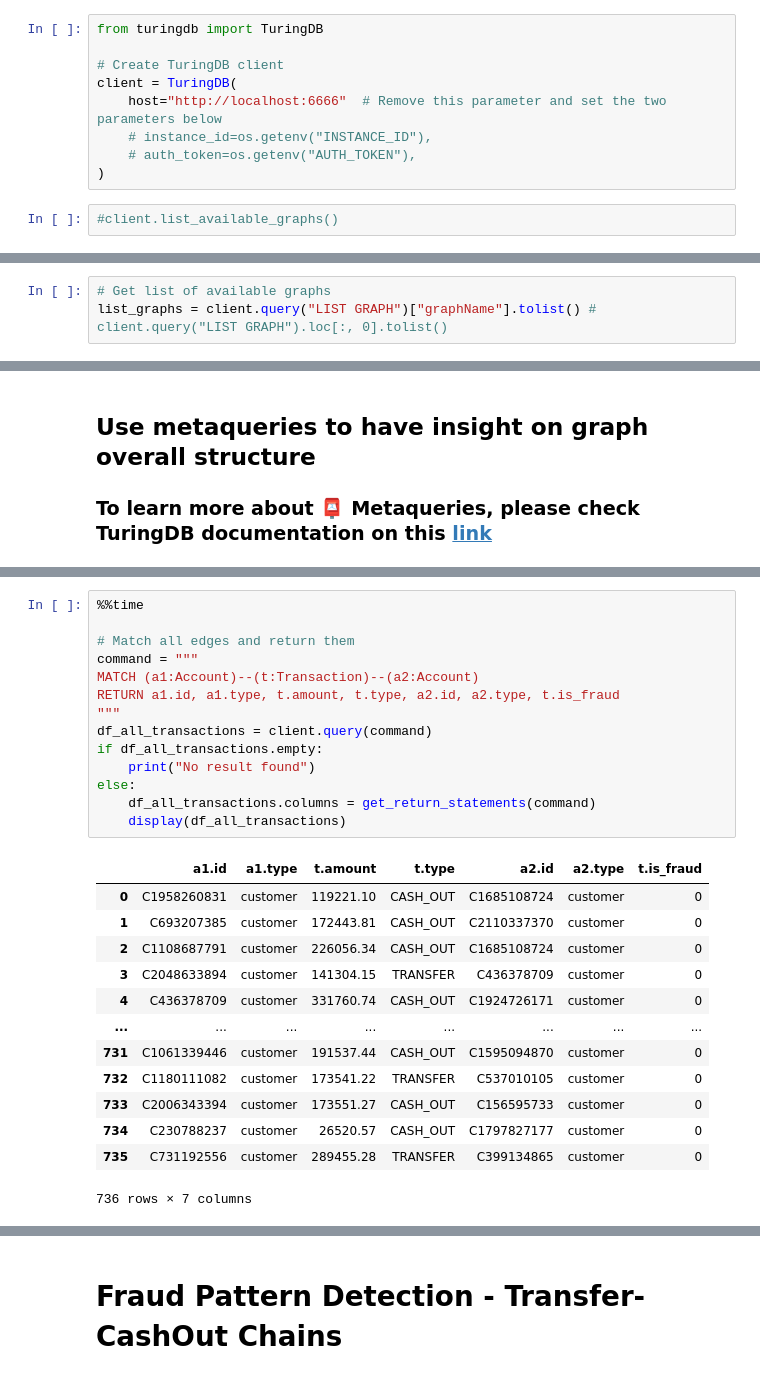
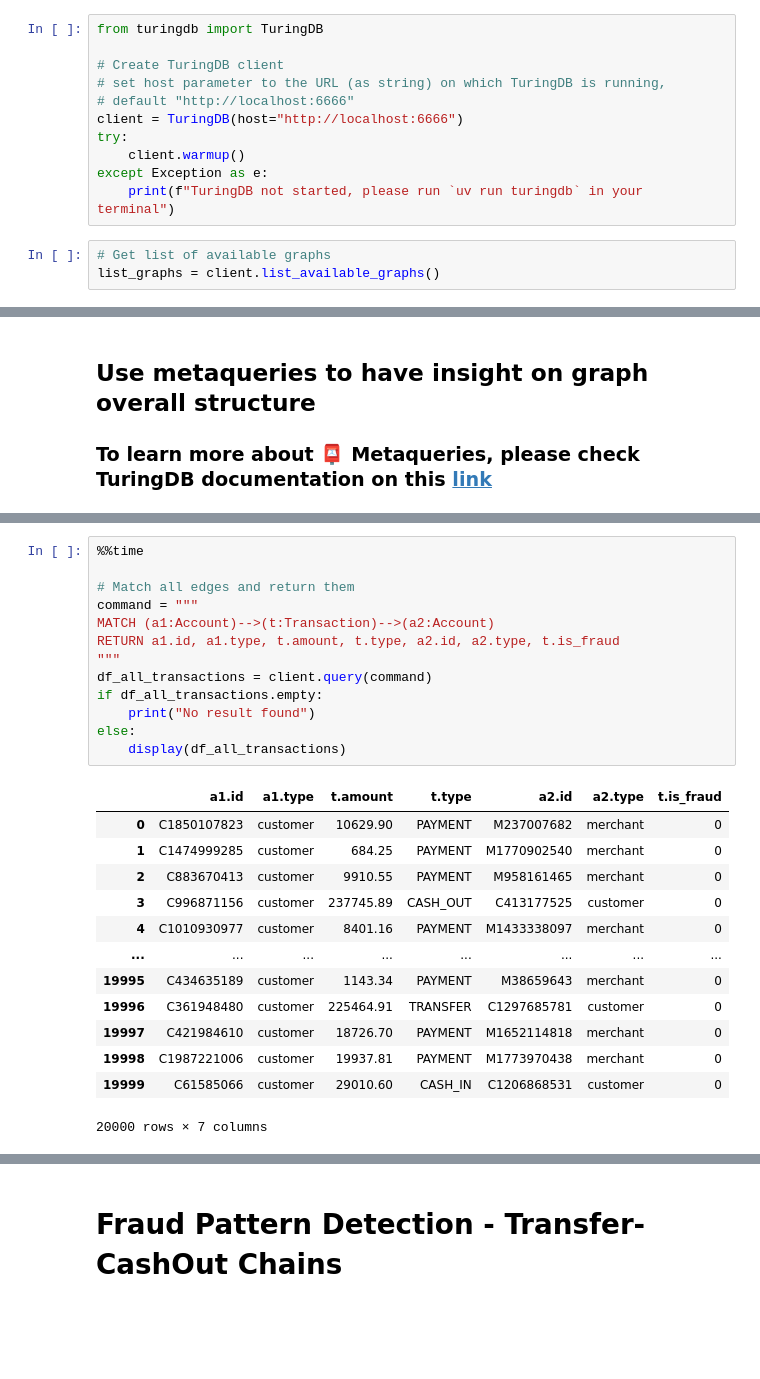
Before and after one commit to turing-db/turingdb-examples, a Jupyter notebook: examples/notebooks/public_version/paysim_financial_fraud_detection.ipynb, the cells around one changed output, grey strips where cells are left out. Drawn from its saved outputs; the diff is of its cells as text; blank space fills up the shorter version.

```diff
--- a/examples/notebooks/public_version/paysim_financial_fraud_detection.ipynb
+++ b/examples/notebooks/public_version/paysim_financial_fraud_detection.ipynb
@@ -1077,11 +867,14 @@ for i, chunk in chunks['edge_chunks'][:5]: # enumerate(tqdm(chunks['edge_chunks'
 from turingdb import TuringDB
 
 # Create TuringDB client
-client = TuringDB(
-    host="http://localhost:6666"  # Remove this parameter and set the two parameters below
-    # instance_id=os.getenv("INSTANCE_ID"),
-    # auth_token=os.getenv("AUTH_TOKEN"),
-)
+# set host parameter to the URL (as string) on which TuringDB is running,
+# default "http://localhost:6666"
+client = TuringDB(host="http://localhost:6666")
+try:
+    client.warmup()
+except Exception as e:
+    print(f"TuringDB not started, please run `uv run turingdb` in your terminal")
 # %%
-#client.list_available_graphs()
+# Get list of available graphs
+list_graphs = client.list_available_graphs()
 # %%
@@ -1089,6 +890,3 @@ client = TuringDB(
-# %%
-# Get list of available graphs
-list_graphs = client.query("LIST GRAPH")["graphName"].tolist() # client.query("LIST GRAPH").loc[:, 0].tolist()
 # %%
 # Set graph name
 graph_name_prefix = example_name
@@ -1344,28 +1187,27 @@ Wall time: 18.5 ms
 # %%
 %%time
 
 # Match all edges and return them
 command = """
-MATCH (a1:Account)--(t:Transaction)--(a2:Account)
+MATCH (a1:Account)-->(t:Transaction)-->(a2:Account)
 RETURN a1.id, a1.type, t.amount, t.type, a2.id, a2.type, t.is_fraud
 """
 df_all_transactions = client.query(command)
 if df_all_transactions.empty:
     print("No result found")
 else:
-    df_all_transactions.columns = get_return_statements(command)
     display(df_all_transactions)
 # %% [output]
 |  | a1.id | a1.type | t.amount | t.type | a2.id | a2.type | t.is_fraud |
-| 0 | C1958260831 | customer | 119221.10 | CASH_OUT | C1685108724 | customer | 0 |
-| 1 | C693207385 | customer | 172443.81 | CASH_OUT | C2110337370 | customer | 0 |
-| 2 | C1108687791 | customer | 226056.34 | CASH_OUT | C1685108724 | customer | 0 |
-| 3 | C2048633894 | customer | 141304.15 | TRANSFER | C436378709 | customer | 0 |
-| 4 | C436378709 | customer | 331760.74 | CASH_OUT | C1924726171 | customer | 0 |
+| 0 | C1850107823 | customer | 10629.90 | PAYMENT | M237007682 | merchant | 0 |
+| 1 | C1474999285 | customer | 684.25 | PAYMENT | M1770902540 | merchant | 0 |
+| 2 | C883670413 | customer | 9910.55 | PAYMENT | M958161465 | merchant | 0 |
+| 3 | C996871156 | customer | 237745.89 | CASH_OUT | C413177525 | customer | 0 |
+| 4 | C1010930977 | customer | 8401.16 | PAYMENT | M1433338097 | merchant | 0 |
 | ... | ... | ... | ... | ... | ... | ... | ... |
-| 731 | C1061339446 | customer | 191537.44 | CASH_OUT | C1595094870 | customer | 0 |
-| 732 | C1180111082 | customer | 173541.22 | TRANSFER | C537010105 | customer | 0 |
-| 733 | C2006343394 | customer | 173551.27 | CASH_OUT | C156595733 | customer | 0 |
-| 734 | C230788237 | customer | 26520.57 | CASH_OUT | C1797827177 | customer | 0 |
-| 735 | C731192556 | customer | 289455.28 | TRANSFER | C399134865 | customer | 0 |
+| 19995 | C434635189 | customer | 1143.34 | PAYMENT | M38659643 | merchant | 0 |
+| 19996 | C361948480 | customer | 225464.91 | TRANSFER | C1297685781 | customer | 0 |
+| 19997 | C421984610 | customer | 18726.70 | PAYMENT | M1652114818 | merchant | 0 |
+| 19998 | C1987221006 | customer | 19937.81 | PAYMENT | M1773970438 | merchant | 0 |
+| 19999 | C61585066 | customer | 29010.60 | CASH_IN | C1206868531 | customer | 0 |
-736 rows × 7 columns
+20000 rows × 7 columns
```
Also changed, not shown: parts of 61 cells of this notebook.
